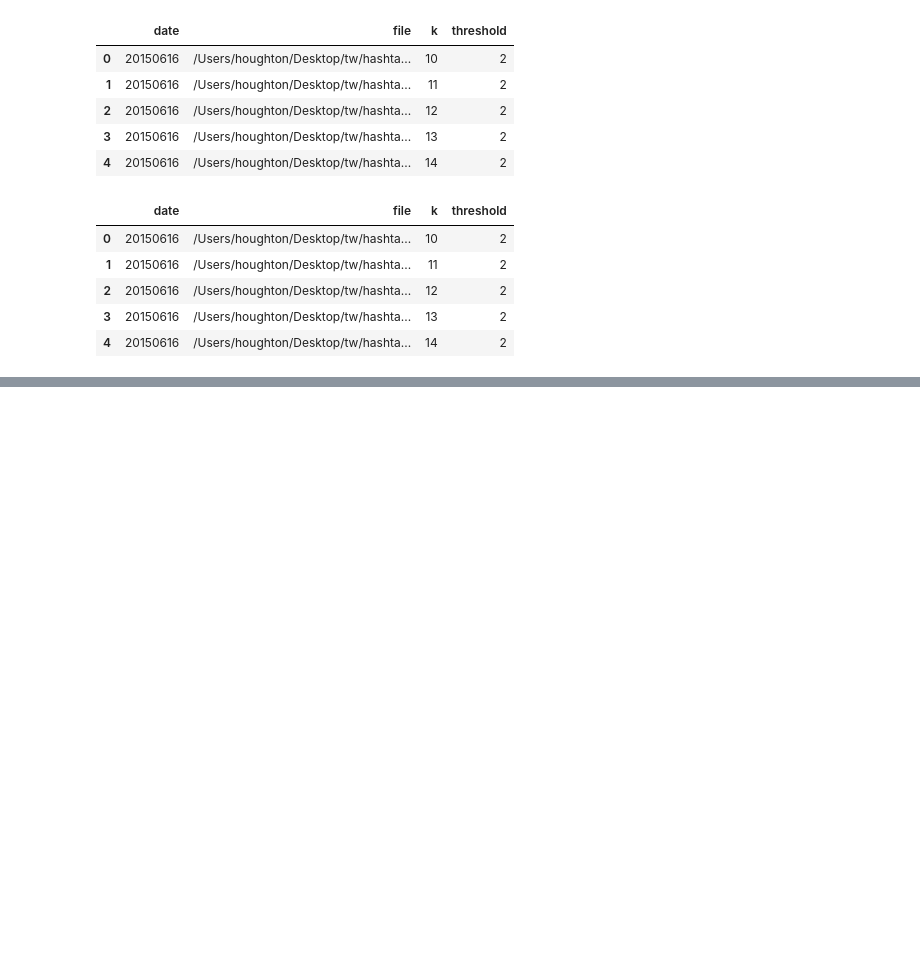
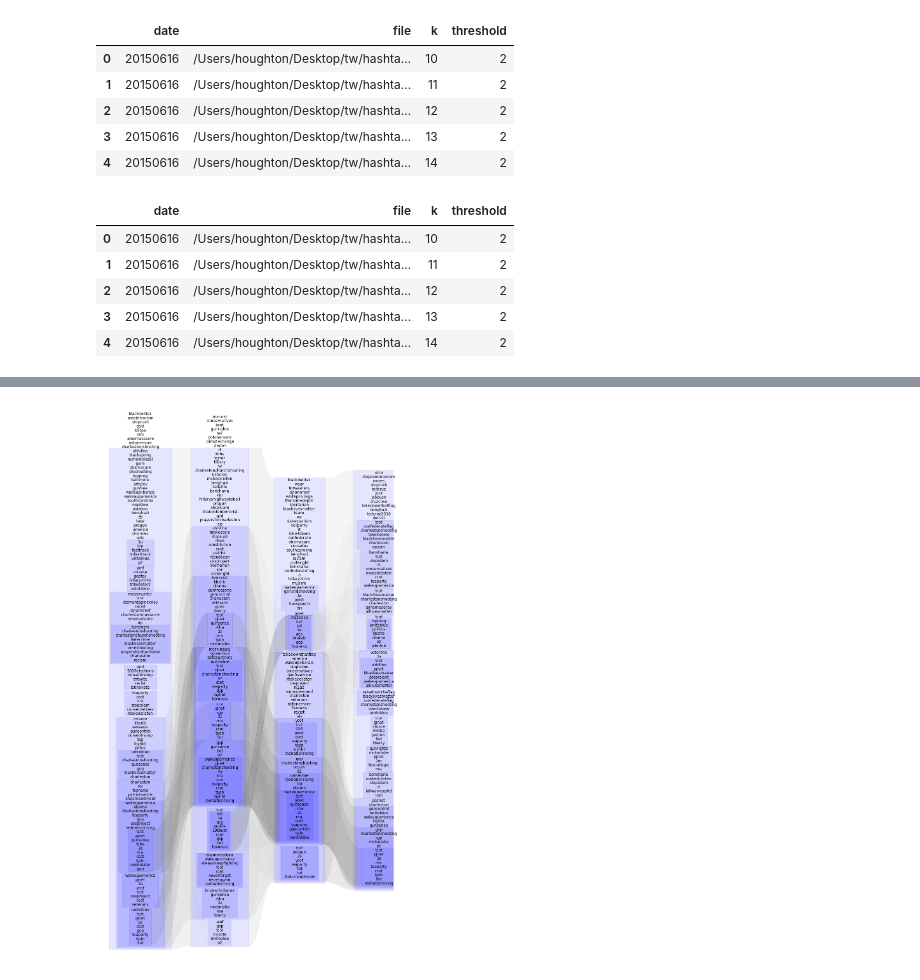
Before and after one commit to JamesPHoughton/homer, a Jupyter notebook: Hashtags Only.ipynb, the cells around one changed output, grey strips where cells are left out. Drawn from its saved outputs; the diff is of its cells as text; code cells hidden in the pictures; blank space fills up the shorter version.

```diff
--- a/Hashtags Only.ipynb
+++ b/Hashtags Only.ipynb
@@ -212,0 +214,4 @@ AttributeError: 'Bag' object has no attribute 'to_file'
+# %%
+homer.tree.draw_series(a, 3, spacing=250)
+# %% [output]
+[figure, added]
```
Also changed, not shown: parts of 42 cells of this notebook, 6 other files.
